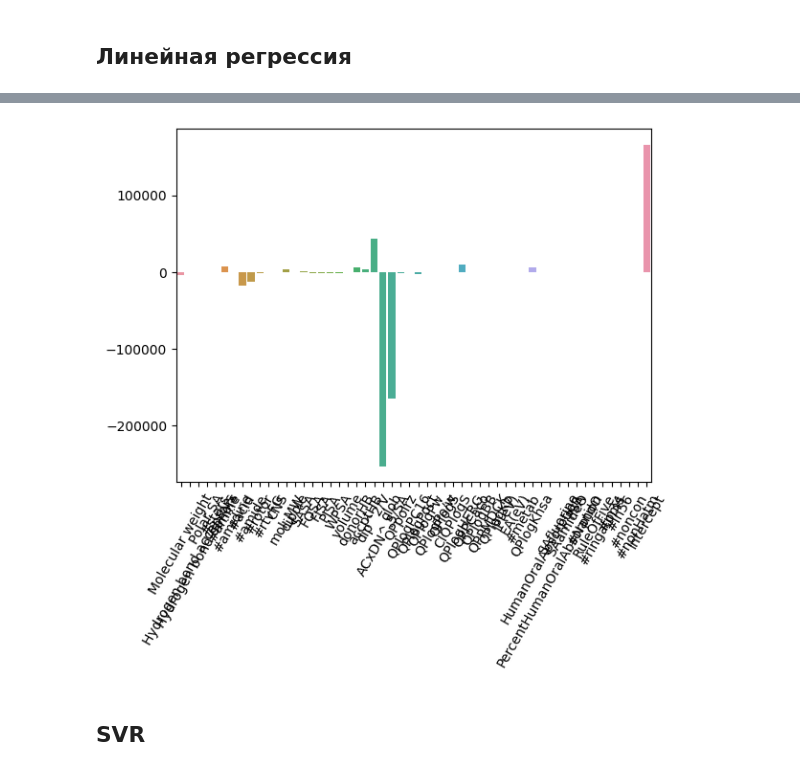
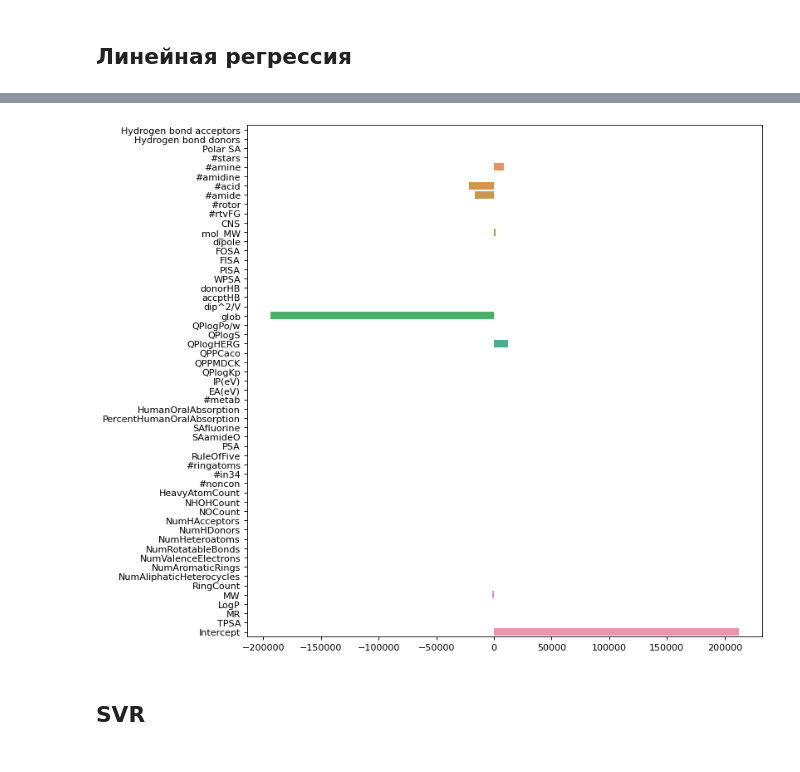
Before and after one commit to oodlbee/drug_prediction, a Jupyter notebook: drug_prediction.ipynb, the cells around one changed output, grey strips where cells are left out. Drawn from its saved outputs; the diff is of its cells as text; code cells hidden in the pictures.

```diff
--- a/drug_prediction.ipynb
+++ b/drug_prediction.ipynb
@@ -64,0 +64,25 @@ full.head(1)
+# %%
+def mol_dsc_calc(mols):
+    return pd.DataFrame({k: f(Chem.MolFromSmiles(m)) for k, f in descriptors.items()} for m in mols)
+
+# список конституционных и физико-химических дескрипторов из библиотеки RDKit
+descriptors = {"HeavyAtomCount": Descriptors.HeavyAtomCount,
+               "NHOHCount": Descriptors.NHOHCount,
+               "NOCount": Descriptors.NOCount,
+               "NumHAcceptors": Descriptors.NumHAcceptors,
+               "NumHDonors": Descriptors.NumHDonors,
+               "NumHeteroatoms": Descriptors.NumHeteroatoms,
+               "NumRotatableBonds": Descriptors.NumRotatableBonds,
+               "NumValenceElectrons": Descriptors.NumValenceElectrons,
+               "NumAromaticRings": Descriptors.NumAromaticRings,
+               "NumAliphaticHeterocycles": Descriptors.NumAliphaticHeterocycles,
+               "RingCount": Descriptors.RingCount,
+               "MW": Descriptors.MolWt,
+               "LogP": Descriptors.MolLogP,
+               "MR": Descriptors.MolMR,
+               "TPSA": Descriptors.TPSA}
+
+# sklearn трансформер для использования в конвейерном моделировании
+descriptors_transformer = FunctionTransformer(mol_dsc_calc)
+processed_smiles = descriptors_transformer.transform(full['SMILES'])
+processed_smiles
@@ -65,5 +120,6 @@ full.head(1)
 # %%
-full.drop(["Title", "SMILES"], axis=1, inplace=True)
+full.drop(["Title","SMILES","Unnamed: 0"], axis=1, inplace=True)
+full = full.join(processed_smiles)
 X = full.iloc[:, 3:]
 y = full.iloc[:, :3]
 y_si = y["SI"]
@@ -139,6 +165,6 @@ y_cc = y["CC50-MDCK, mmg/ml"]
 # %%
-# Не забываем заменить агрумент 'y' при выборе другого целевого столбца
-X_train, X_test, y_train, y_test = train_test_split(X, y_ic,  test_size=0.25, random_state=42)
+# # Не забываем заменить агрумент 'y' при выборе другого целевого столбца
+# X_train, X_test, y_train, y_test = train_test_split(X, y_ic,  test_size=0.25, random_state=42)
 # %% [markdown]
 ## Второй лист 1400
 # %%
@@ -174,5 +182,5 @@ y_cc = y["CC50-MDCK, mmg/ml"]
 # %%
-X_train, X_test, y_train, y_test = train_test_split(X, y_ic,  test_size=0.25, random_state=42)
+# X_train, X_test, y_train, y_test = train_test_split(X, y_cc,  test_size=0.25, random_state=42)
 # %% [markdown]
 # Запуск моделей
 # %% [markdown]
@@ -180,13 +208,12 @@ X_train, X_test, y_train, y_test = train_test_split(X, y_ic,  test_size=0.25, ra
 # %%
 lr = LinearRegression().fit(X_train, y_train)
-figure(figsize=(8, 6), dpi=80)
+plt.figure(figsize=(10, 10), dpi=80)
 coefs = np.append(lr.coef_, lr.intercept_)
 names = list(X_train.columns)
 names.append('Intercept')
-g = sns.barplot(x=names, y=coefs)#, columns=X_train.columns)
-g.set_xticklabels(g.get_xticklabels(), rotation=60)
+g = sns.barplot(y=names, x=coefs)#, columns=X_train.columns)
 plt.show()
 # %% [output]
-[figure, old version]
+[figure, new version]
 # %% [markdown]
 ## SVR
```
Also changed, not shown: parts of 28 cells of this notebook.
